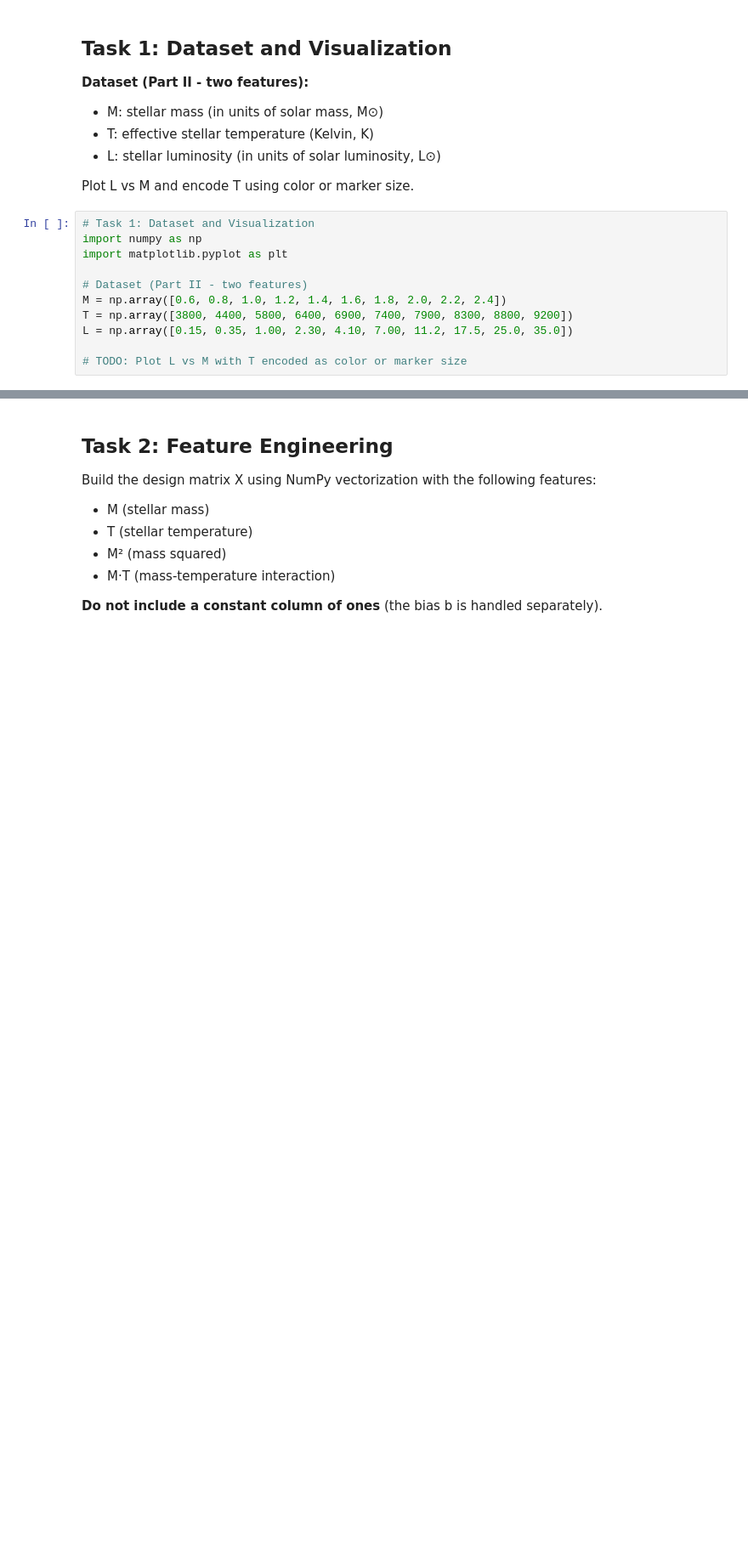
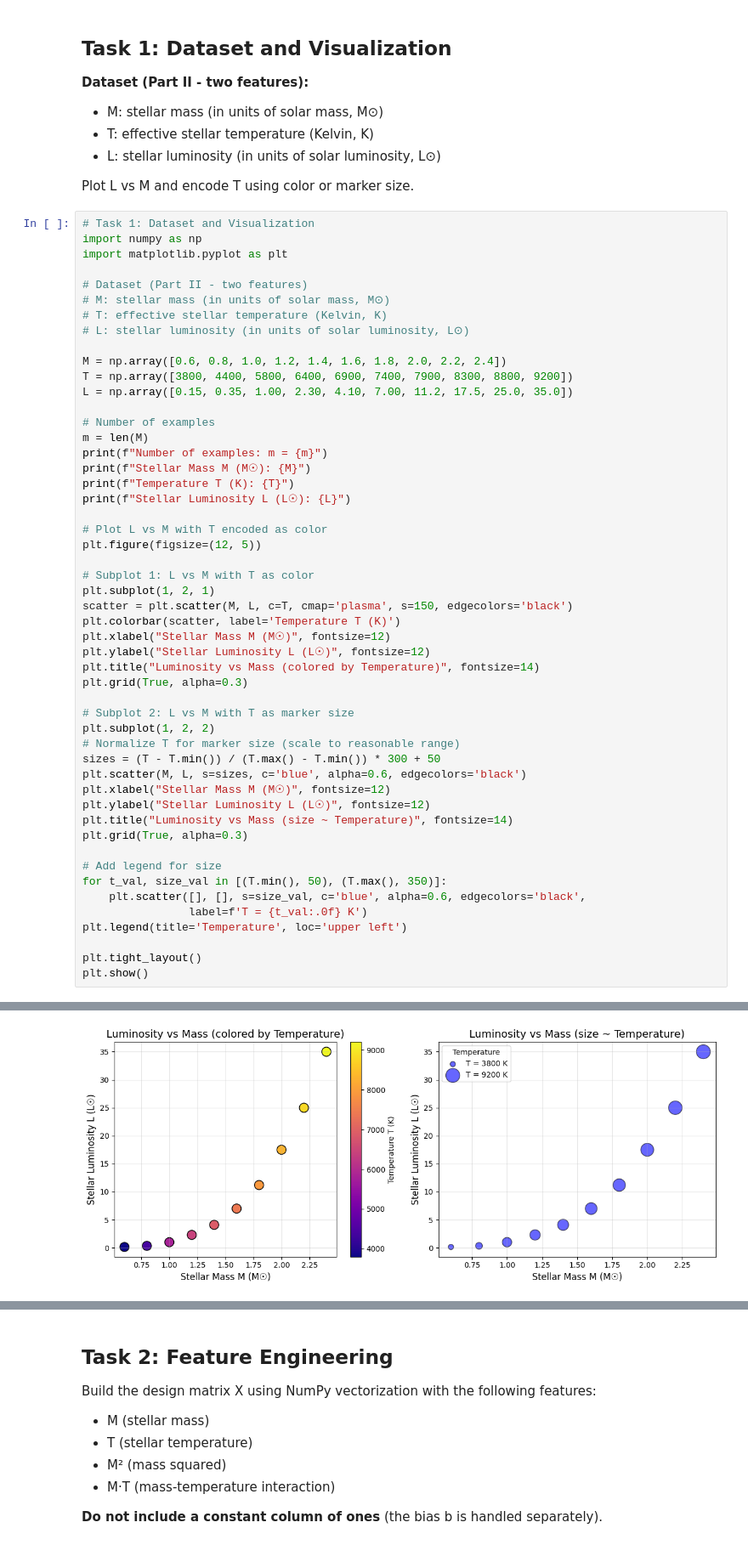
Before and after one commit to AnderssonProgramming/linear-poly-regression-aws-ai, a Jupyter notebook: 02_part2_polyreg.ipynb, the cells around one changed output, grey strips where cells are left out. Shown at 85% size. Drawn from its saved outputs; the diff is of its cells as text; blank space fills up the shorter version.

```diff
--- a/02_part2_polyreg.ipynb
+++ b/02_part2_polyreg.ipynb
@@ -39,8 +39,49 @@ import numpy as np
 import matplotlib.pyplot as plt
 
 # Dataset (Part II - two features)
+# M: stellar mass (in units of solar mass, M⊙)
+# T: effective stellar temperature (Kelvin, K)
+# L: stellar luminosity (in units of solar luminosity, L⊙)
+
 M = np.array([0.6, 0.8, 1.0, 1.2, 1.4, 1.6, 1.8, 2.0, 2.2, 2.4])
 T = np.array([3800, 4400, 5800, 6400, 6900, 7400, 7900, 8300, 8800, 9200])
 L = np.array([0.15, 0.35, 1.00, 2.30, 4.10, 7.00, 11.2, 17.5, 25.0, 35.0])
 
-# TODO: Plot L vs M with T encoded as color or marker size
+# Number of examples
+m = len(M)
+print(f"Number of examples: m = {m}")
+print(f"Stellar Mass M (M☉): {M}")
+print(f"Temperature T (K): {T}")
+print(f"Stellar Luminosity L (L☉): {L}")
+
+# Plot L vs M with T encoded as color
+plt.figure(figsize=(12, 5))
+
+# Subplot 1: L vs M with T as color
+plt.subplot(1, 2, 1)
+scatter = plt.scatter(M, L, c=T, cmap='plasma', s=150, edgecolors='black')
+plt.colorbar(scatter, label='Temperature T (K)')
+plt.xlabel("Stellar Mass M (M☉)", fontsize=12)
+plt.ylabel("Stellar Luminosity L (L☉)", fontsize=12)
+plt.title("Luminosity vs Mass (colored by Temperature)", fontsize=14)
+plt.grid(True, alpha=0.3)
+
+# Subplot 2: L vs M with T as marker size
+plt.subplot(1, 2, 2)
+# Normalize T for marker size (scale to reasonable range)
+sizes = (T - T.min()) / (T.max() - T.min()) * 300 + 50
+plt.scatter(M, L, s=sizes, c='blue', alpha=0.6, edgecolors='black')
+plt.xlabel("Stellar Mass M (M☉)", fontsize=12)
+plt.ylabel("Stellar Luminosity L (L☉)", fontsize=12)
+plt.title("Luminosity vs Mass (size ~ Temperature)", fontsize=14)
+plt.grid(True, alpha=0.3)
+
+# Add legend for size
+for t_val, size_val in [(T.min(), 50), (T.max(), 350)]:
+    plt.scatter([], [], s=size_val, c='blue', alpha=0.6, edgecolors='black',
+                label=f'T = {t_val:.0f} K')
+plt.legend(title='Temperature', loc='upper left')
+
+plt.tight_layout()
+plt.show()
+# %% [output]
@@ -46,0 +92 @@ L = np.array([0.15, 0.35, 1.00, 2.30, 4.10, 7.00, 11.2, 17.5, 25.0, 35.0])
+[figure, added]
```
Also changed, not shown: parts of 5 cells of this notebook.
